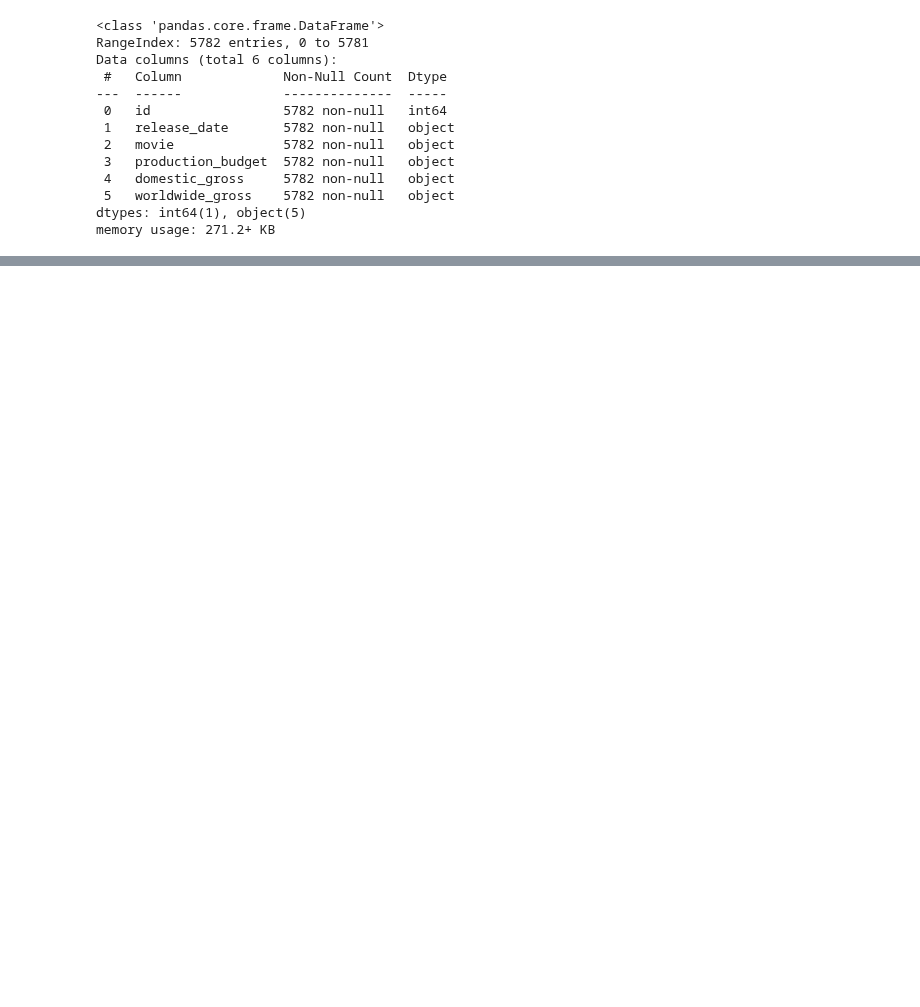
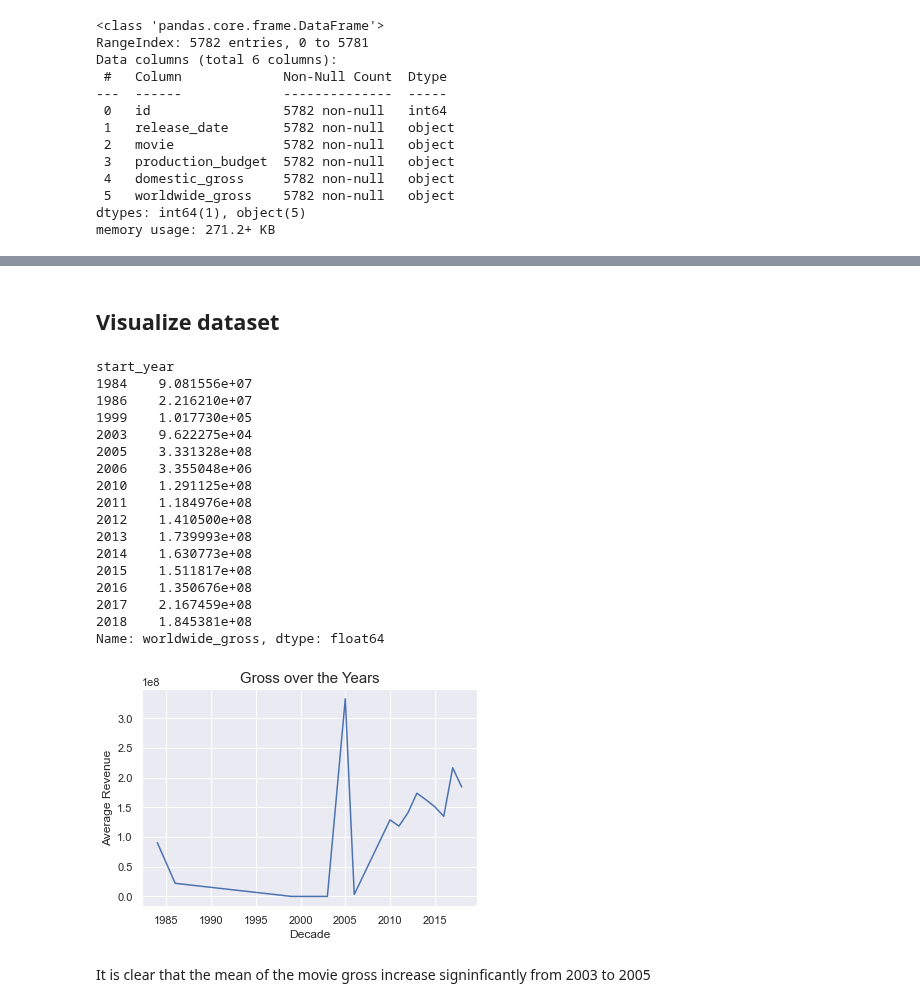
Before and after one commit to cLineman/CapStoneProject, a Jupyter notebook: ThiVanNguyen.ipynb, the cells around one changed output, grey strips where cells are left out. Saved outputs shown, nothing was run; the diff lists cells and outputs as text; code cells hidden in the pictures; blank space fills up the shorter version.

```diff
--- a/ThiVanNguyen.ipynb
+++ b/ThiVanNguyen.ipynb
@@ -255,0 +445,3 @@ memory usage: 271.2+ KB
+# %%
+data= df2.merge(sql_dataset_merge1, how= 'inner', left_on='movie', right_on= 'title')
+data.head()
@@ -255,0 +456,8 @@ memory usage: 271.2+ KB
+# %%
+dataset= data[[ 'release_date_x', 'movie', 'production_budget',
+       'domestic_gross_x', 'worldwide_gross', 'studio',
+       'original_language', 'popularity', 'vote_average', 'vote_count',
+       'movie_id', 'start_year',
+       'runtime_minutes', 'genres', 'averagerating', 'numvotes', 'ordering']]
+
+dataset.head()
@@ -255,0 +471,2 @@ memory usage: 271.2+ KB
+# %%
+dataset=dataset.rename(columns={'release_date_x': 'release_date','domestic_gross_x':'domestic_gross'})
@@ -255,0 +493,9 @@ memory usage: 271.2+ KB
+# %%
+## calulate profit by subtracting gross and budget and foreign gross by subtracting gross and budget domestic_gross
+dataset['profit']= dataset['worldwide_gross']- dataset['production_budget']
+dataset['foreign_gross']= dataset['worldwide_gross']- dataset['domestic_gross']
+dataset.loc[dataset['profit']<0, 'profit']= 0
+##calulate profit ratio
+dataset['profit_ratio'] = (dataset['profit'] / dataset['worldwide_gross']) * 100
+## top 5 greatest profit ratio
+dataset.sort_values(['profit_ratio'], ascending=False).head()
@@ -255,0 +509,32 @@ memory usage: 271.2+ KB
+# %% [markdown]
+## Visualize dataset
+# %%
+#line gross
+dataset['start_year']= dataset['release_date'].dt.year
+gross_mean= dataset.groupby(dataset['start_year'])['worldwide_gross'].mean()
+print(gross_mean)
+plt.plot(gross_mean)
+plt.title('Gross over the Years', size=15);
+plt.xlabel('Decade', size=12)
+plt.ylabel('Average Revenue', size=12);
+# %% [output]
+start_year
+1984    9.081556e+07
+1986    2.216210e+07
+1999    1.017730e+05
+2003    9.622275e+04
+2005    3.331328e+08
+2006    3.355048e+06
+2010    1.291125e+08
+2011    1.184976e+08
+2012    1.410500e+08
+2013    1.739993e+08
+2014    1.630773e+08
+2015    1.511817e+08
+2016    1.350676e+08
+2017    2.167459e+08
+2018    1.845381e+08
+Name: worldwide_gross, dtype: float64
+[figure, added]
+# %% [markdown]
+It is clear that the mean of the movie gross increase signinficantly from 2003 to 2005
```
Also changed, not shown: parts of 27 cells of this notebook, 1 other file.
